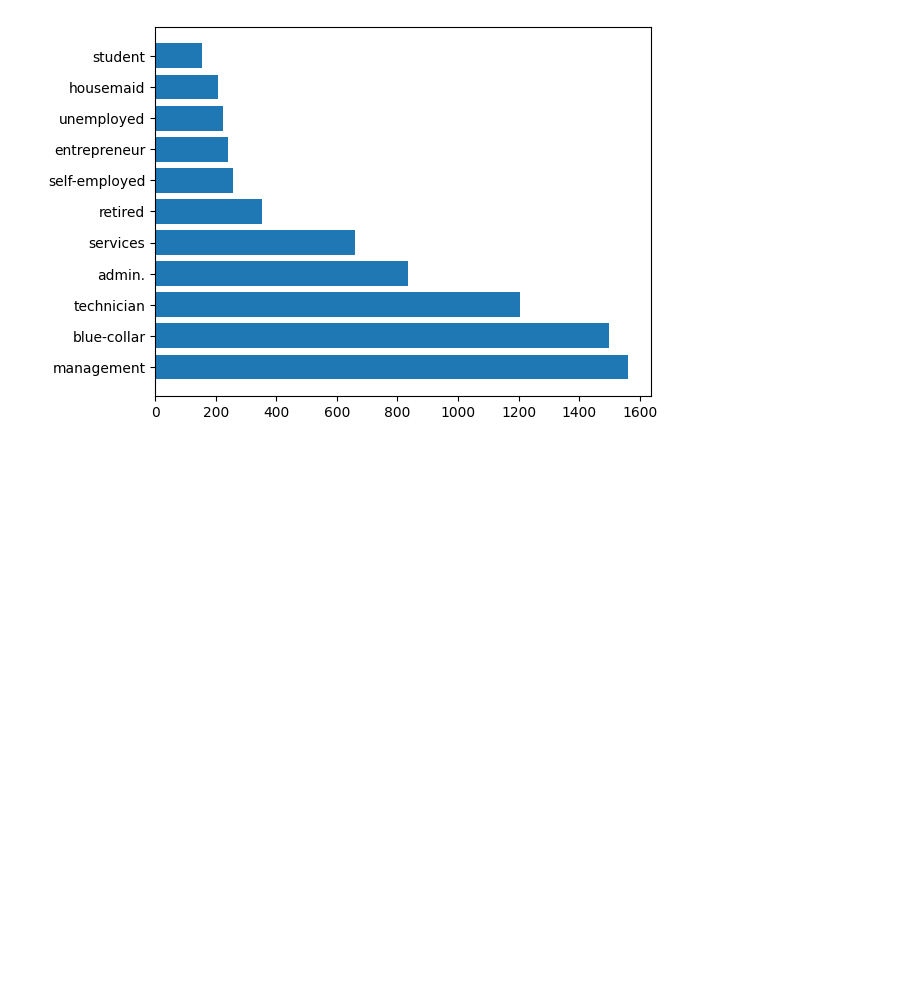
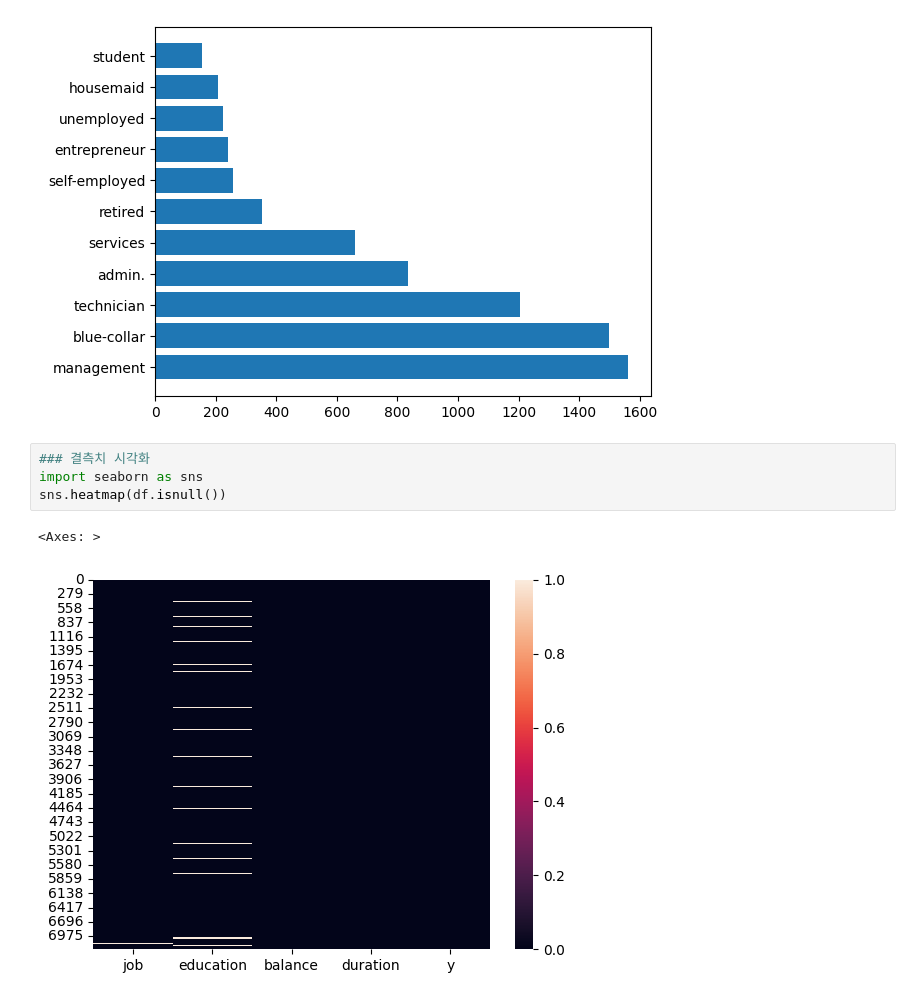
Before and after one commit to NoirCade/SeSAC, a Jupyter notebook: practice/day11/pandas1.ipynb, the cells around one changed output. Cells and saved outputs as stored; diff of their text form; blank space fills up the shorter version.

```diff
--- a/practice/day11/pandas1.ipynb
+++ b/practice/day11/pandas1.ipynb
@@ -183,3 +183,10 @@ plt.barh(result.index, result)
 # %% [output]
 <BarContainer object of 11 artists>
 [figure]
+# %%
+### 결측치 시각화
+import seaborn as sns
+sns.heatmap(df.isnull())
+# %% [output]
+<Axes: >
+[figure, added]
```
Also changed, not shown: parts of 2 cells of this notebook.
